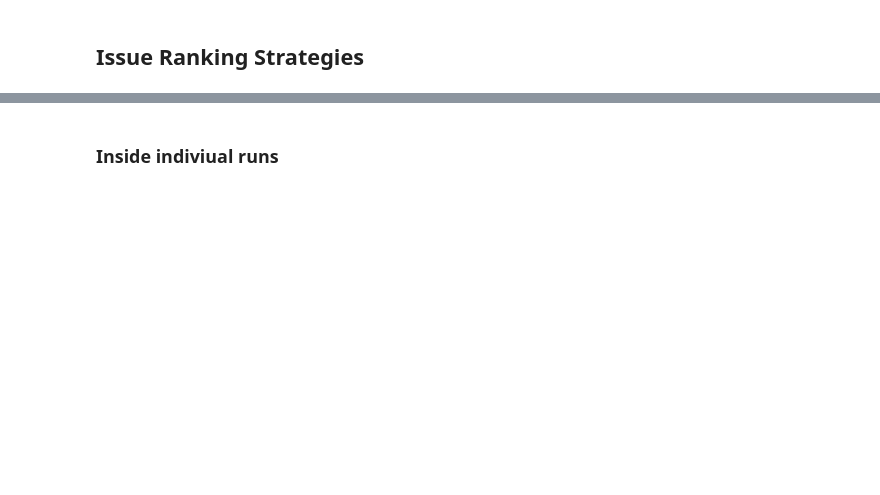
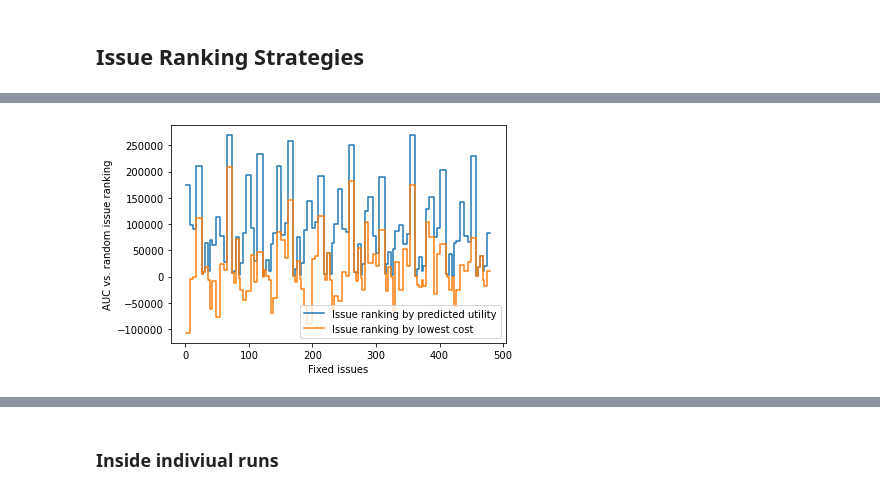
Before and after one commit to Phimanu/MachineLearningControl, a Jupyter notebook: mrubis_controller/performance_plots.ipynb, the cells around one changed output, grey strips where cells are left out. Cells and saved outputs as stored; diff of their text form; code cells hidden in the pictures; blank space fills up the shorter version.

```diff
--- a/mrubis_controller/performance_plots.ipynb
+++ b/mrubis_controller/performance_plots.ipynb
@@ -95,9 +100,11 @@ fig.savefig(controller_output / 'auc_over_runs.png', dpi=300)
 # %%
-fig, ax = plt.subplots(figsize=(10,5))
+fig, ax = plt.subplots()#figsize=(10,5))
 sns.lineplot(x='fixed_issues', y='auc_vs_random', data=low_u_estimates_df, ax=ax, ci=None, label='Issue ranking by predicted utility', drawstyle='steps')
 sns.lineplot(x='fixed_issues', y='auc_vs_random', data=low_c_estimates_df, ax=ax, ci=None, label='Issue ranking by lowest cost', drawstyle='steps')
 ax.set(xlabel='Fixed issues', ylabel='AUC vs. random issue ranking');
 fig.savefig(controller_output / 'auc_comp_over_runs.png', dpi=300)
+# %% [output]
+[figure, added]
 # %%
 total_auc_utility = low_u_estimates_df['auc_vs_random'].sum()
 total_auc_cost = low_c_estimates_df['auc_vs_random'].sum()
```
Also changed, not shown: parts of 12 cells of this notebook.
